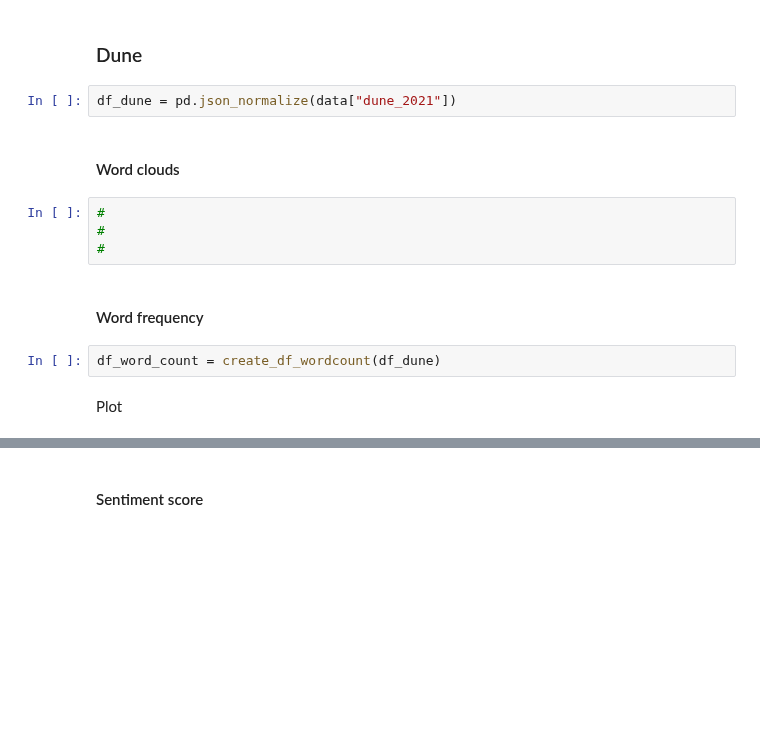
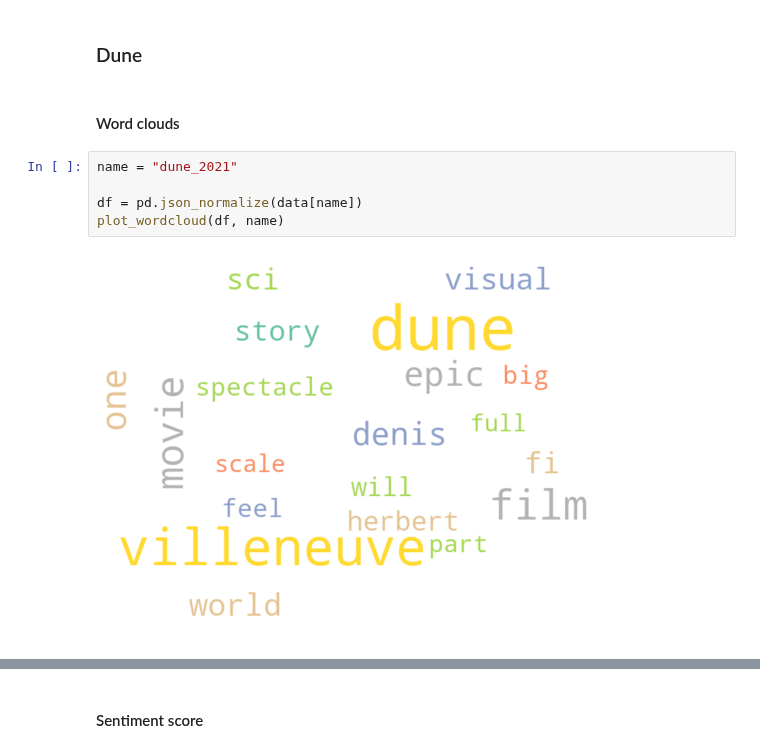
Before and after one commit to dominikpegler/computational-social-sciences, a Jupyter notebook: assignments/Assignment 1 - Analysis of movie reviews.ipynb, the cells around one changed output, grey strips where cells are left out. Drawn from its saved outputs; the diff is of its cells as text; blank space fills up the shorter version.

```diff
--- a/assignments/Assignment 1 - Analysis of movie reviews.ipynb
+++ b/assignments/Assignment 1 - Analysis of movie reviews.ipynb
@@ -263,17 +228,12 @@ plt.xticks(rotation=90);
 #
 # %% [markdown]
 ### Dune
-# %%
-df_dune = pd.json_normalize(data["dune_2021"])
 # %% [markdown]
 #### Word clouds
 # %%
-#
-#
-#
+name = "dune_2021"
+
+df = pd.json_normalize(data[name])
+plot_wordcloud(df, name)
+# %% [output]
+[figure, added]
-# %% [markdown]
-#### Word frequency
-# %%
-df_word_count = create_df_wordcount(df_dune)
-# %% [markdown]
-Plot
```
Also changed, not shown: parts of 14 cells of this notebook.
